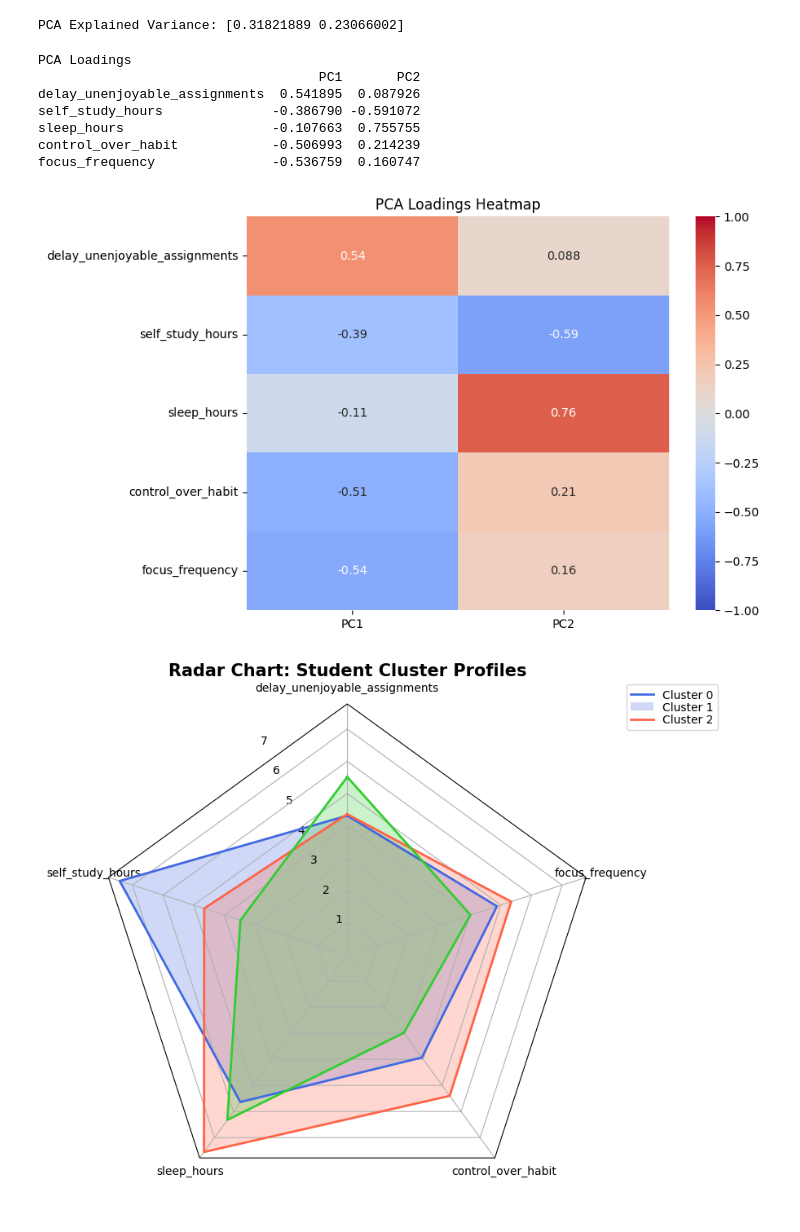
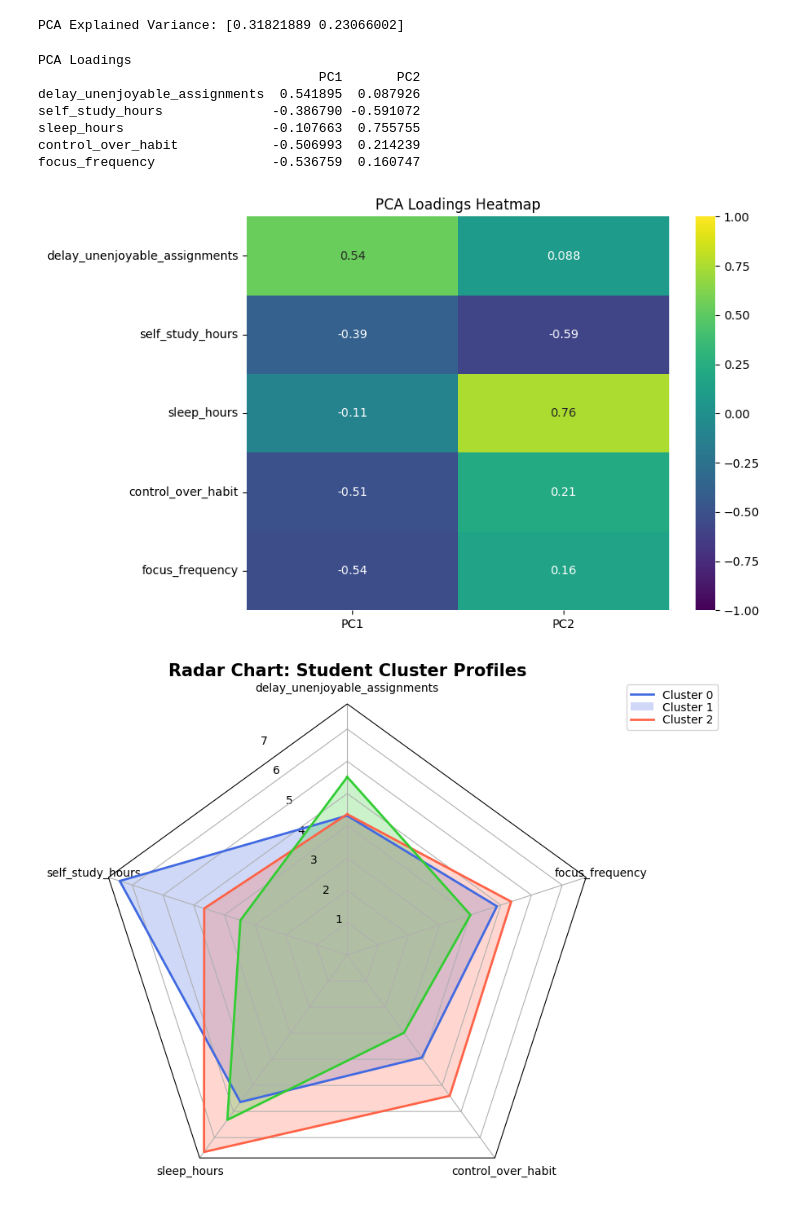
Before and after one commit to longlinh123456/final_project, a Jupyter notebook: source/unsupervised.ipynb, the cells around one changed output. Cells and saved outputs as stored; diff of their text form; code cells hidden in the pictures.

```diff
--- a/source/unsupervised.ipynb
+++ b/source/unsupervised.ipynb
@@ -122,27 +149,27 @@ PCA Explained Variance: [0.31821889 0.23066002]
 # %%
 loadings = pd.DataFrame(
     pca.components_.T,
     columns=["PC1", "PC2"],
     index=features.columns,  # Uses the 5 features selected earlier
 )
 
 print("PCA Loadings")
 print(loadings)
 
 # 2. Plot a Heatmap for easy visual interpretation
 plt.figure(figsize=(8, 6))
-sns.heatmap(loadings, annot=True, cmap="coolwarm", center=0, vmin=-1, vmax=1)
+sns.heatmap(loadings, annot=True, cmap="viridis", center=0, vmin=-1, vmax=1)
 plt.title("PCA Loadings Heatmap")
 plt.show()
 # %% [output]
 PCA Loadings
                                     PC1       PC2
 delay_unenjoyable_assignments  0.541895  0.087926
 self_study_hours              -0.386790 -0.591072
 sleep_hours                   -0.107663  0.755755
 control_over_habit            -0.506993  0.214239
 focus_frequency               -0.536759  0.160747
-[figure, old version]
+[figure, new version]
 # %%
 from matplotlib.path import Path
 from matplotlib.projections import PolarAxes
```
Also changed, not shown: parts of 1 cell of this notebook.
